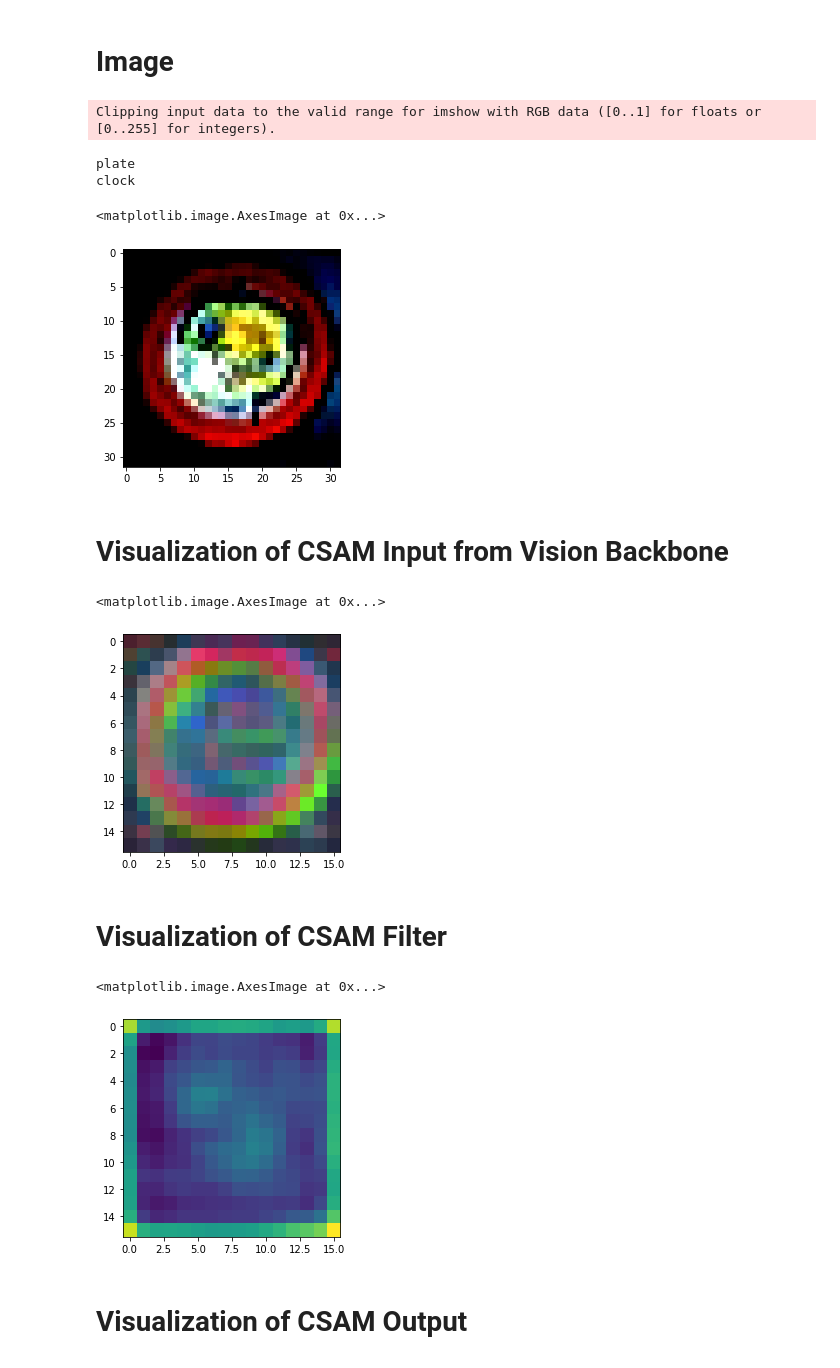
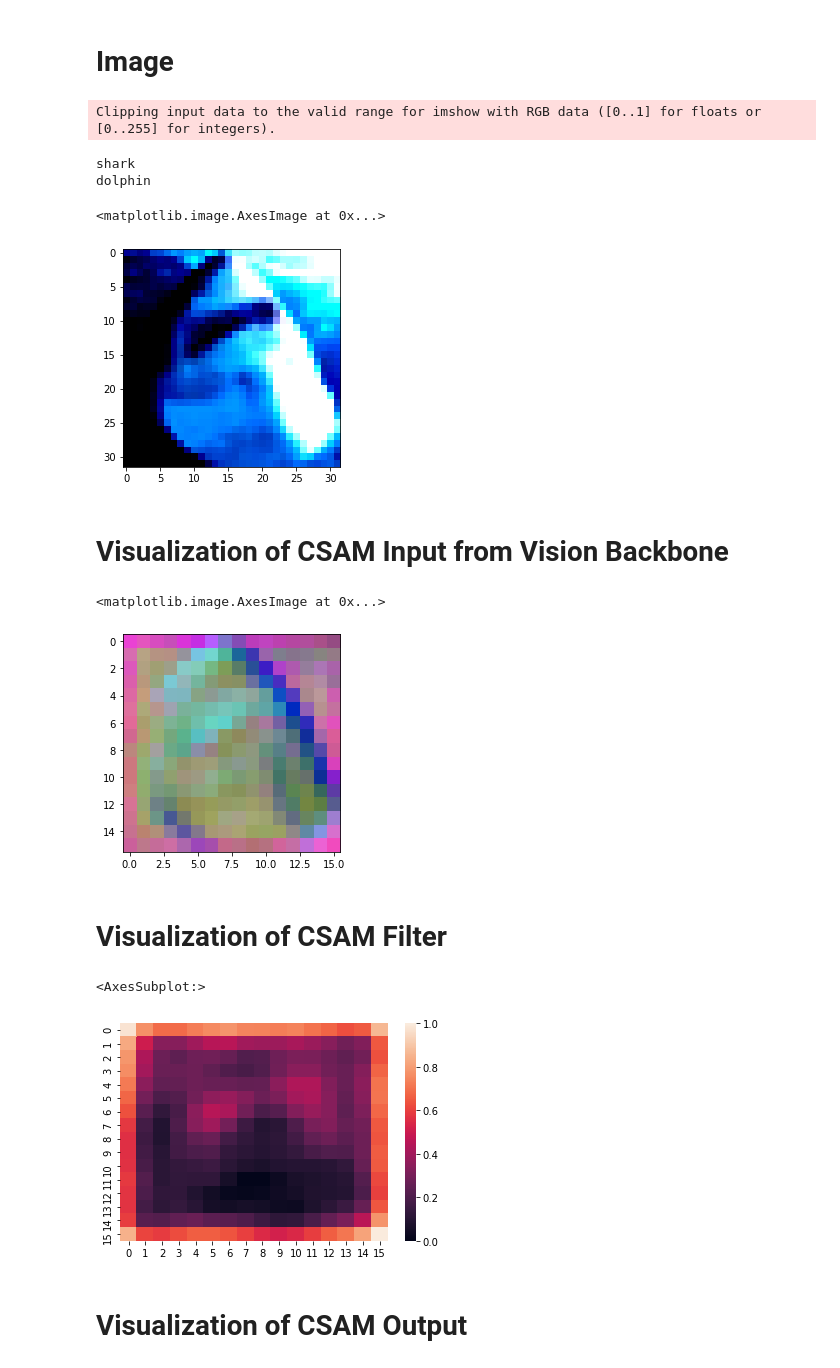
Before and after one commit to gstoica27/pytorch-cifar100, a Jupyter notebook: notebooks/Feature Visualizations-approach3.ipynb, the cells around one changed output. Saved outputs shown, nothing was run; the diff lists cells and outputs as text; code cells hidden in the pictures.

```diff
--- a/notebooks/Feature Visualizations-approach3.ipynb
+++ b/notebooks/Feature Visualizations-approach3.ipynb
@@ -262,15 +262,15 @@ torch.Size([16, 16, 1])
 # %% [markdown]
 # Visualization Script
 # %%
-idx = 7
+idx = 10
 batch_pca = PCA(n_components=3)
 filter_pca = PCA(n_components=1)
-csam_pca = PCA(n_components=3)
+# csam_pca = PCA(n_components=3)
 
 batch_pca.fit(out.permute(0,2,3,1)[idx].reshape(256, 128).detach().cpu().numpy())
 filter_pca.fit(filters[idx].reshape(256, 1).detach().cpu().numpy())
-csam_pca.fit(output[idx].reshape(256, 128).detach().cpu().numpy())
+batch_pca.fit(output[idx].reshape(256, 128).detach().cpu().numpy())
 print('Batch Explained Variance: {}'.format(batch_pca.explained_variance_ratio_))
 print('Filter Explained Variance: {}'.format(filter_pca.explained_variance_ratio_))
-print('CSAM Explained Variance: {}'.format(csam_pca.explained_variance_ratio_))
+# print('CSAM Explained Variance: {}'.format(csam_pca.explained_variance_ratio_))
 # %% [output]
@@ -290,10 +289,10 @@ image = wrong_images[idx].permute(1, 2, 0).detach().cpu().numpy()
 plt.imshow(image)
 # %% [output]
 Clipping input data to the valid range for imshow with RGB data ([0..1] for floats or [0..255] for integers).
-plate
-clock
+shark
+dolphin
 <matplotlib.image.AxesImage at 0x...>
-[figure, old version]
+[figure, new version]
 # %% [markdown]
 # Visualization of CSAM Input from Vision Backbone
 # %%
@@ -301,15 +300,16 @@ batch_norm = (batch_reduced - np.min(batch_reduced)) / (np.max(batch_reduced) -
 plt.imshow(batch_norm)
 # %% [output]
 <matplotlib.image.AxesImage at 0x...>
-[figure, old version]
+[figure, new version]
 # %% [markdown]
 # Visualization of CSAM Filter
 # %%
 filter_norm = (filter_reduced - np.min(filter_reduced)) / (np.max(filter_reduced) - np.min(filter_reduced))
-plt.imshow(filter_norm)
+# plt.imshow(filter_norm)
+sns.heatmap(filter_norm.squeeze(-1))
 # %% [output]
-<matplotlib.image.AxesImage at 0x...>
+<AxesSubplot:>
-[figure, old version]
+[figure, new version]
 # %% [markdown]
 # Visualization of CSAM Output
 # %%
```
Also changed, not shown: parts of 11 cells of this notebook, 6 other files.
